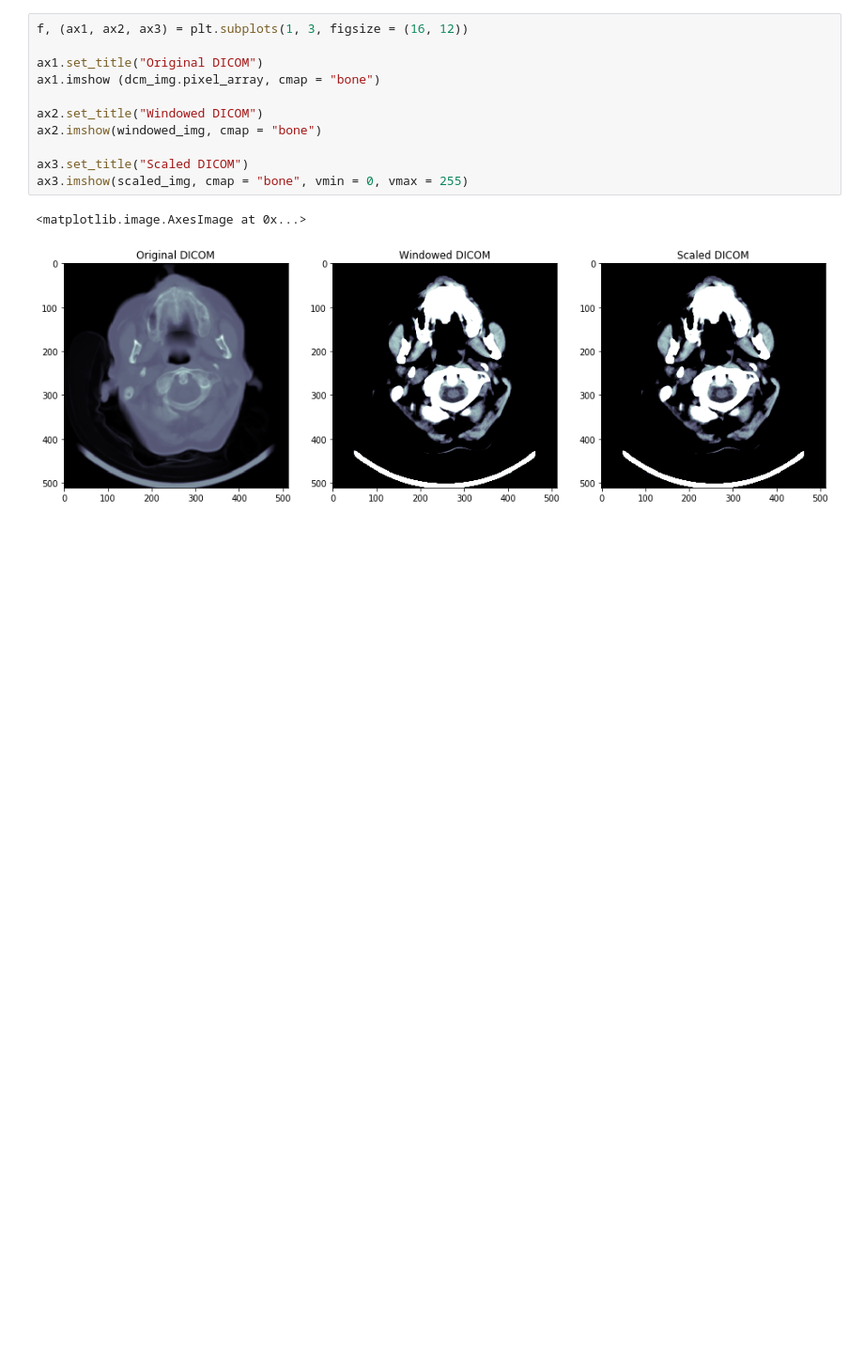
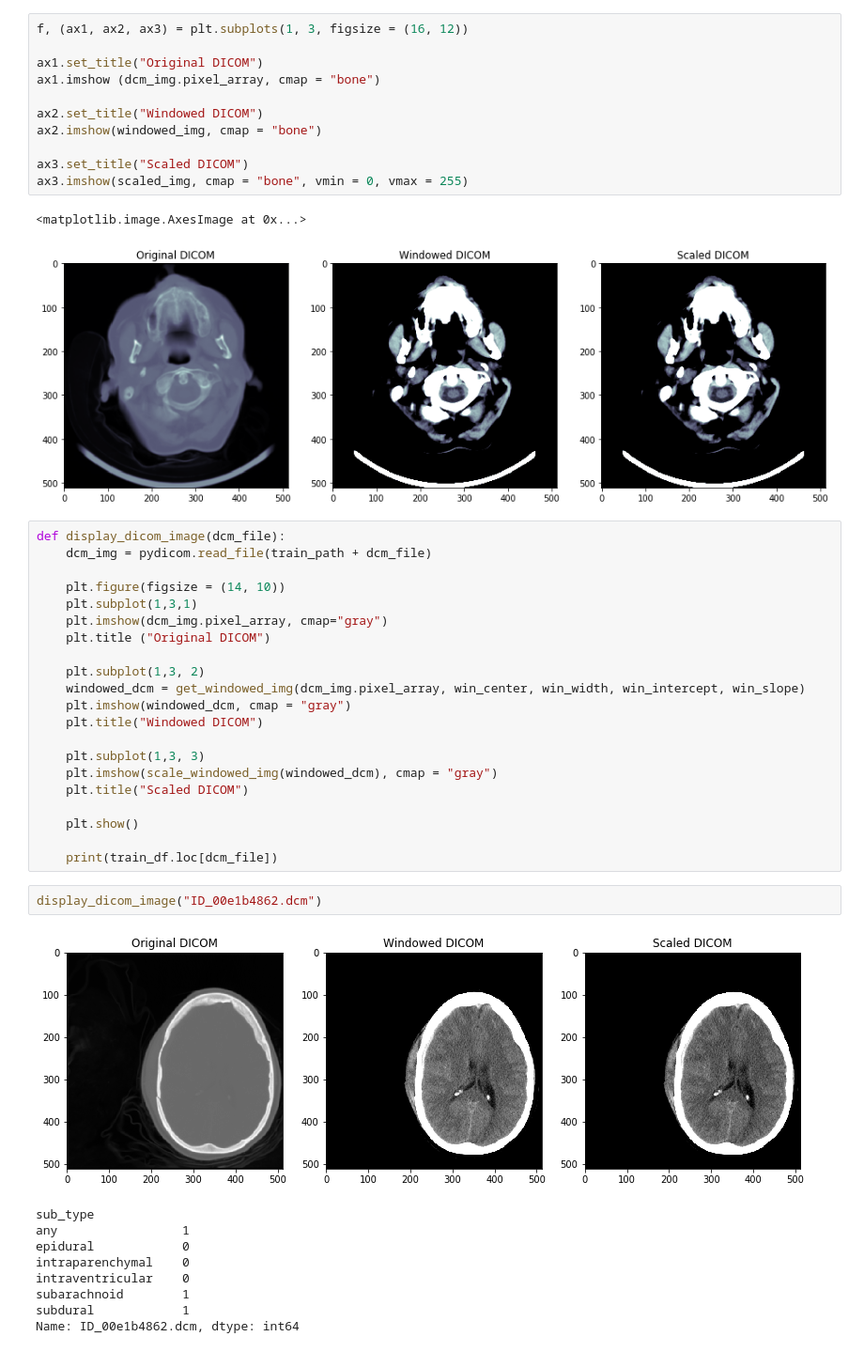
Before and after one commit to sara-kassani/RSNA-Hemorrhage-Detection, a Jupyter notebook: RSNA_Hemorrhage_EDA_01.ipynb, the cells around one changed output. Shown at 94% size. Cells and saved outputs as stored; diff of their text form; blank space fills up the shorter version.

Commit message:
DICOM Windowing - Visualization

```diff
--- a/RSNA_Hemorrhage_EDA_01.ipynb
+++ b/RSNA_Hemorrhage_EDA_01.ipynb
@@ -296,3 +296,36 @@ ax3.imshow(scaled_img, cmap = "bone", vmin = 0, vmax = 255)
 # %% [output]
 <matplotlib.image.AxesImage at 0x...>
 [figure]
+# %%
+def display_dicom_image(dcm_file):
+    dcm_img = pydicom.read_file(train_path + dcm_file)
+
+    plt.figure(figsize = (14, 10))
+    plt.subplot(1,3,1)
+    plt.imshow(dcm_img.pixel_array, cmap="gray")
+    plt.title ("Original DICOM")
+
+    plt.subplot(1,3, 2)
+    windowed_dcm = get_windowed_img(dcm_img.pixel_array, win_center, win_width, win_intercept, win_slope)
+    plt.imshow(windowed_dcm, cmap = "gray")
+    plt.title("Windowed DICOM")
+
+    plt.subplot(1,3, 3)
+    plt.imshow(scale_windowed_img(windowed_dcm), cmap = "gray")
+    plt.title("Scaled DICOM")
+
+    plt.show()
+
+    print(train_df.loc[dcm_file])
+# %%
+display_dicom_image("ID_00e1b4862.dcm")
+# %% [output]
+[figure, added]
+sub_type
+any                 1
+epidural            0
+intraparenchymal    0
+intraventricular    0
+subarachnoid        1
+subdural            1
+Name: ID_00e1b4862.dcm, dtype: int64
```
Also changed, not shown: parts of 1 cell of this notebook.
